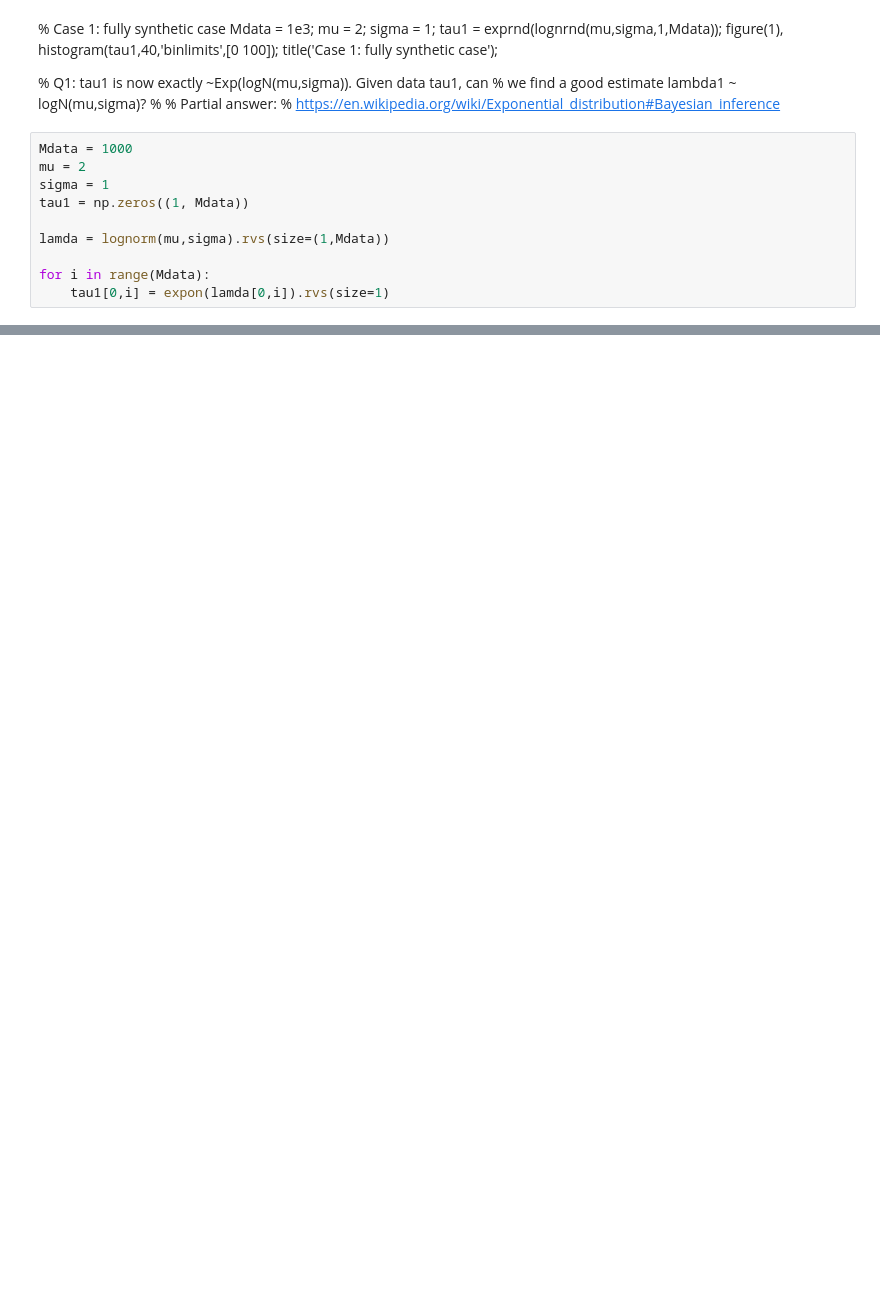
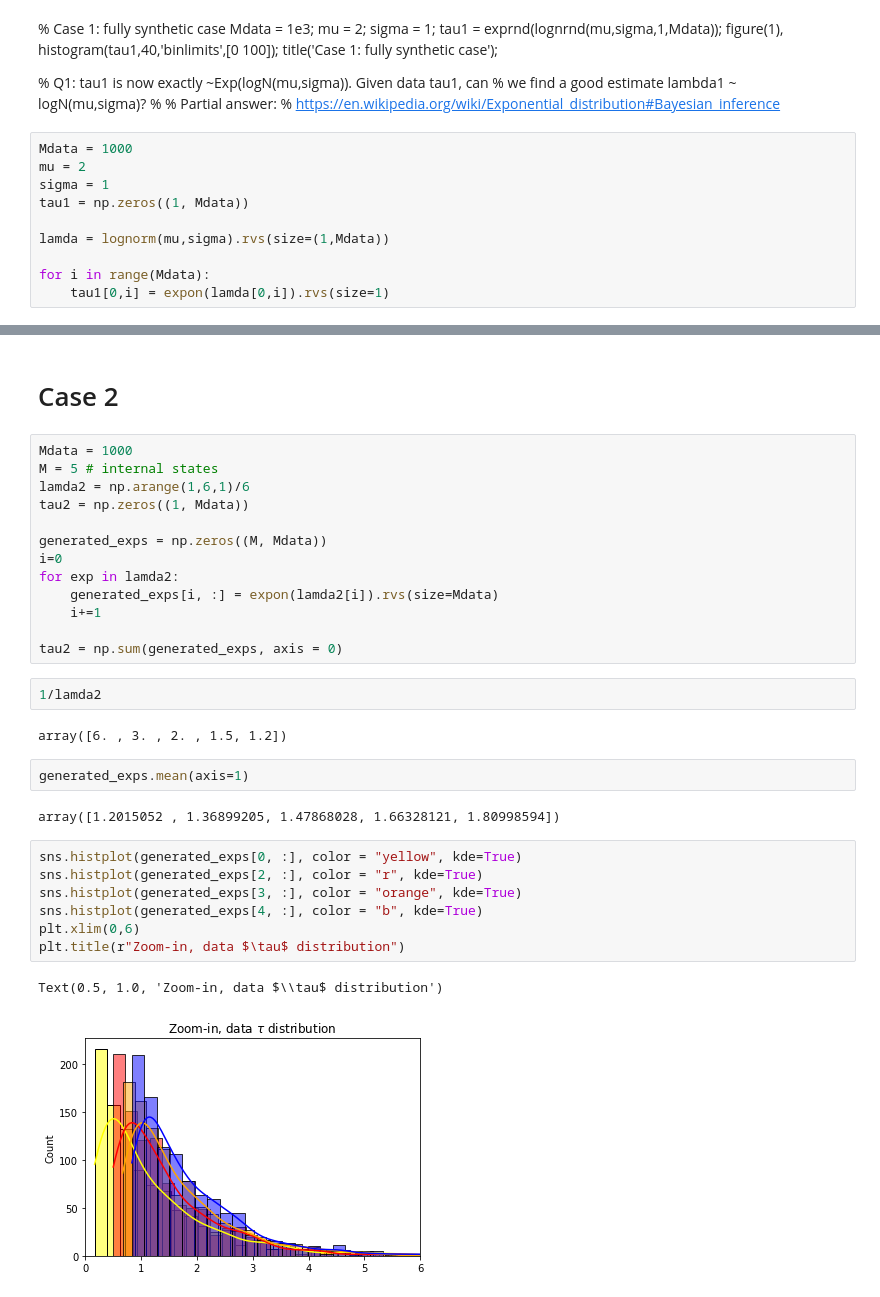
Before and after one commit to kamilla0503/StochasticProcesses, a Jupyter notebook: Examples.ipynb, the cells around one changed output, grey strips where cells are left out. Drawn from its saved outputs; the diff is of its cells as text; blank space fills up the shorter version.

Commit message:
some troubles in understanding first and second case

```diff
--- a/Examples.ipynb
+++ b/Examples.ipynb
@@ -118,0 +142,33 @@ plt.xlim(0,100)
+# %% [markdown]
+# Case 2
+# %%
+Mdata = 1000
+M = 5 # internal states
+lamda2 = np.arange(1,6,1)/6
+tau2 = np.zeros((1, Mdata))
+
+generated_exps = np.zeros((M, Mdata))
+i=0
+for exp in lamda2:
+    generated_exps[i, :] = expon(lamda2[i]).rvs(size=Mdata)
+    i+=1
+
+tau2 = np.sum(generated_exps, axis = 0)
+# %%
+1/lamda2
+# %% [output]
+array([6. , 3. , 2. , 1.5, 1.2])
+# %%
+generated_exps.mean(axis=1)
+# %% [output]
+array([1.2015052 , 1.36899205, 1.47868028, 1.66328121, 1.80998594])
+# %%
+sns.histplot(generated_exps[0, :], color = "yellow", kde=True)
+sns.histplot(generated_exps[2, :], color = "r", kde=True)
+sns.histplot(generated_exps[3, :], color = "orange", kde=True)
+sns.histplot(generated_exps[4, :], color = "b", kde=True)
+plt.xlim(0,6)
+plt.title(r"Zoom-in, data $\tau$ distribution")
+# %% [output]
+Text(0.5, 1.0, 'Zoom-in, data $\\tau$ distribution')
+[figure, added]
```
Also changed, not shown: parts of 21 cells of this notebook.
